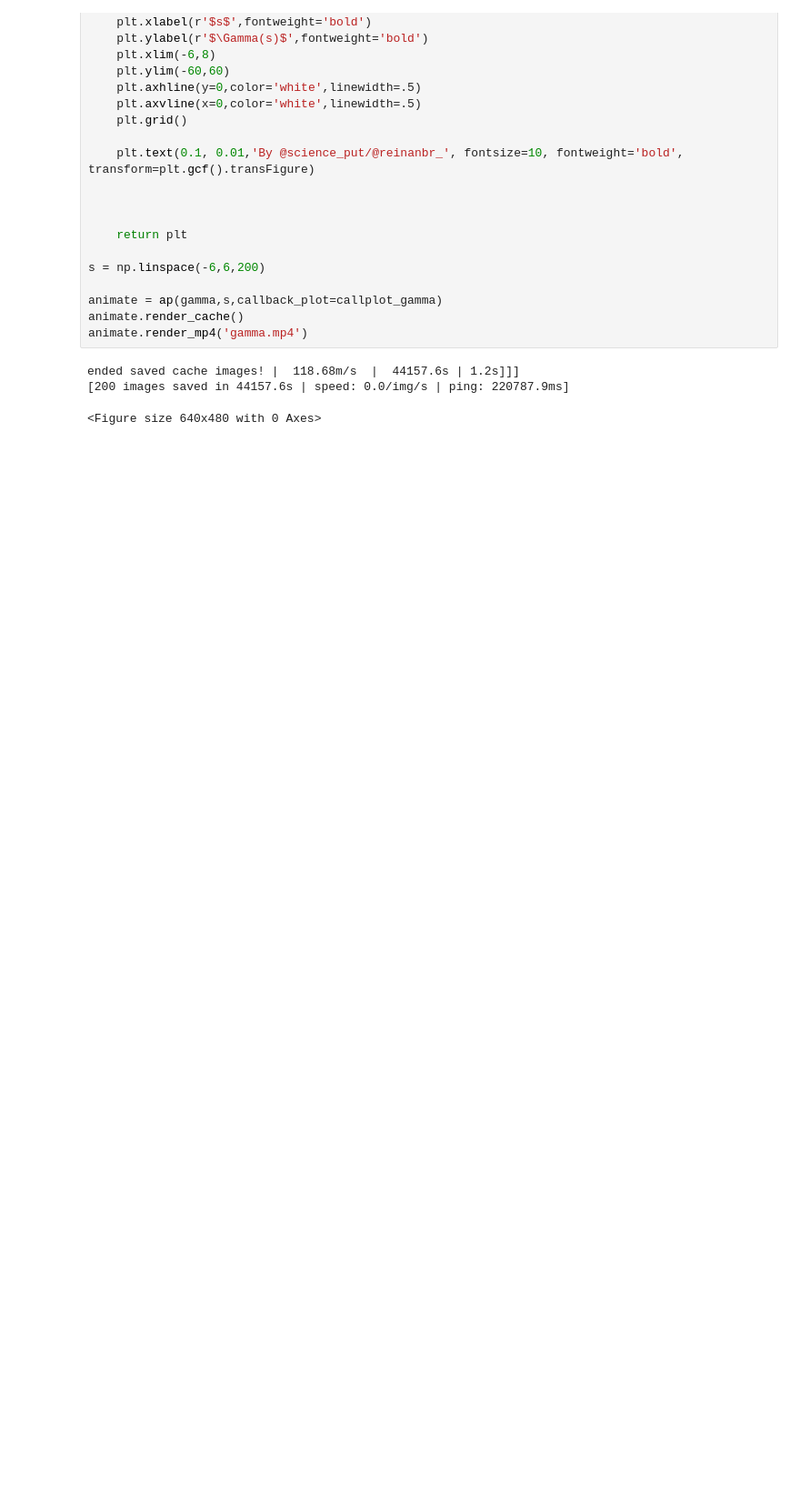
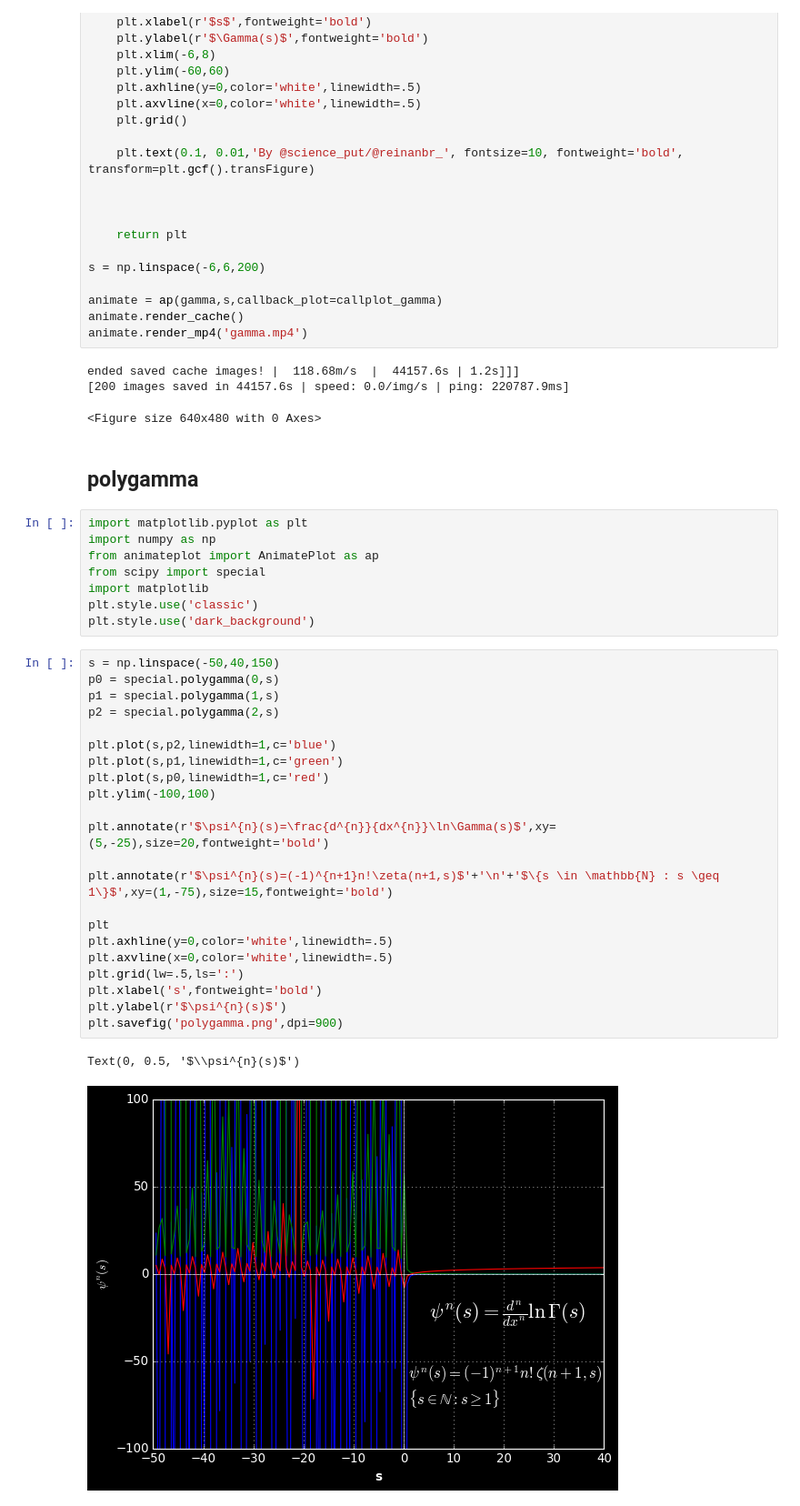
Before and after one commit to reinanbr/animatPlot, a Jupyter notebook: gamma_functions.ipynb, the cells around one changed output. Shown: that part at 91% size. Drawn from its saved outputs; the diff is of its cells as text; blank space fills up the shorter version.

```diff
--- a/gamma_functions.ipynb
+++ b/gamma_functions.ipynb
@@ -176,3 +176,38 @@ animate.render_mp4('gamma.mp4')
 ended saved cache images! |  118.68m/s  |  44157.6s | 1.2s]]]
 [200 images saved in 44157.6s | speed: 0.0/img/s | ping: 220787.9ms]
 <Figure size 640x480 with 0 Axes>
+# %% [markdown]
+## polygamma
+# %%
+import matplotlib.pyplot as plt
+import numpy as np
+from animateplot import AnimatePlot as ap
+from scipy import special
+import matplotlib
+plt.style.use('classic')
+plt.style.use('dark_background')
+# %%
+s = np.linspace(-50,40,150)
+p0 = special.polygamma(0,s)
+p1 = special.polygamma(1,s)
+p2 = special.polygamma(2,s)
+
+plt.plot(s,p2,linewidth=1,c='blue')
+plt.plot(s,p1,linewidth=1,c='green')
+plt.plot(s,p0,linewidth=1,c='red')
+plt.ylim(-100,100)
+
+plt.annotate(r'$\psi^{n}(s)=\frac{d^{n}}{dx^{n}}\ln\Gamma(s)$',xy=(5,-25),size=20,fontweight='bold')
+
+plt.annotate(r'$\psi^{n}(s)=(-1)^{n+1}n!\zeta(n+1,s)$'+'\n'+'$\{s \in \mathbb{N} : s \geq 1\}$',xy=(1,-75),size=15,fontweight='bold')
+
+plt
+plt.axhline(y=0,color='white',linewidth=.5)
+plt.axvline(x=0,color='white',linewidth=.5)
+plt.grid(lw=.5,ls=':')
+plt.xlabel('s',fontweight='bold')
+plt.ylabel(r'$\psi^{n}(s)$')
+plt.savefig('polygamma.png',dpi=900)
+# %% [output]
+Text(0, 0.5, '$\\psi^{n}(s)$')
+[figure, added]
```
Also changed, not shown: 2 other files.
